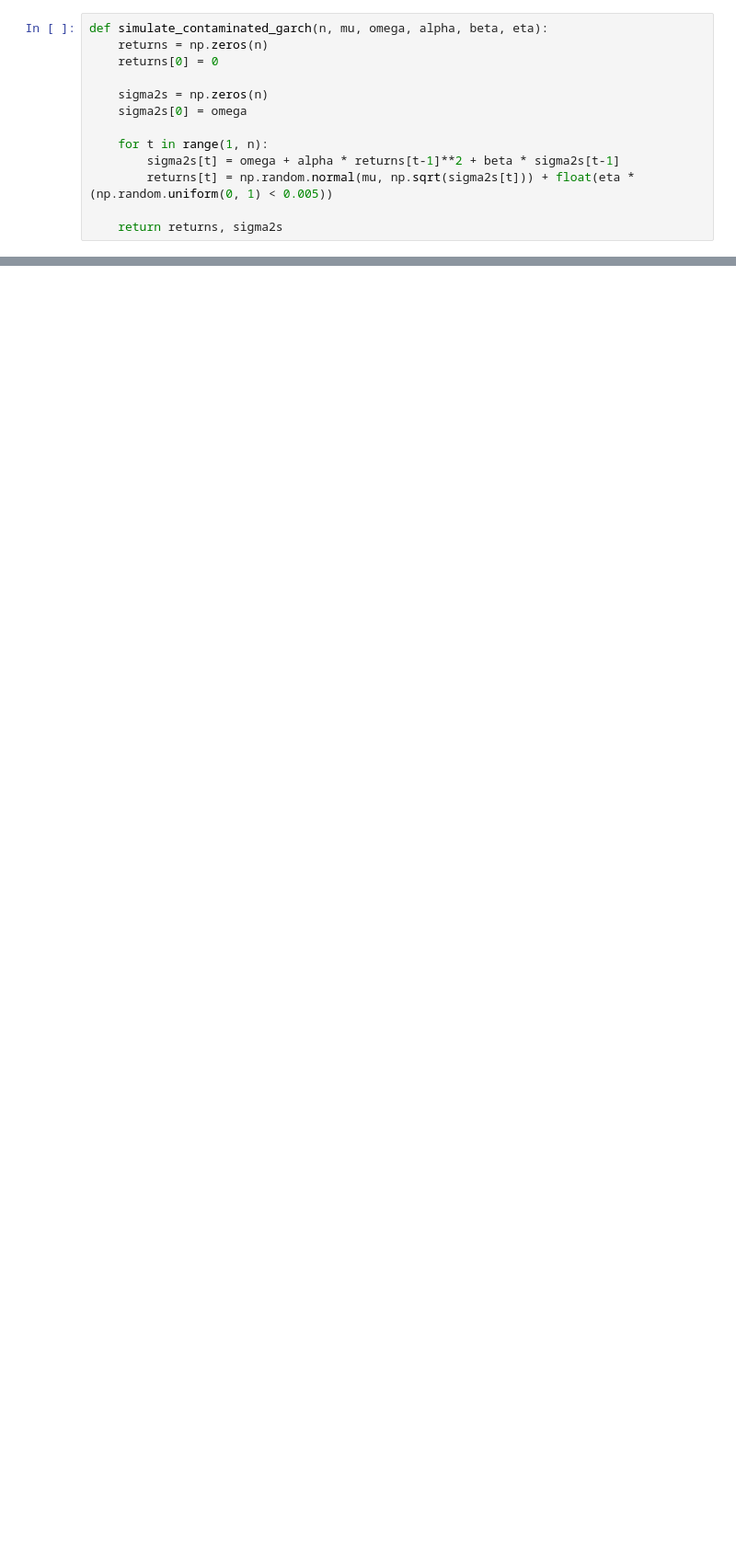
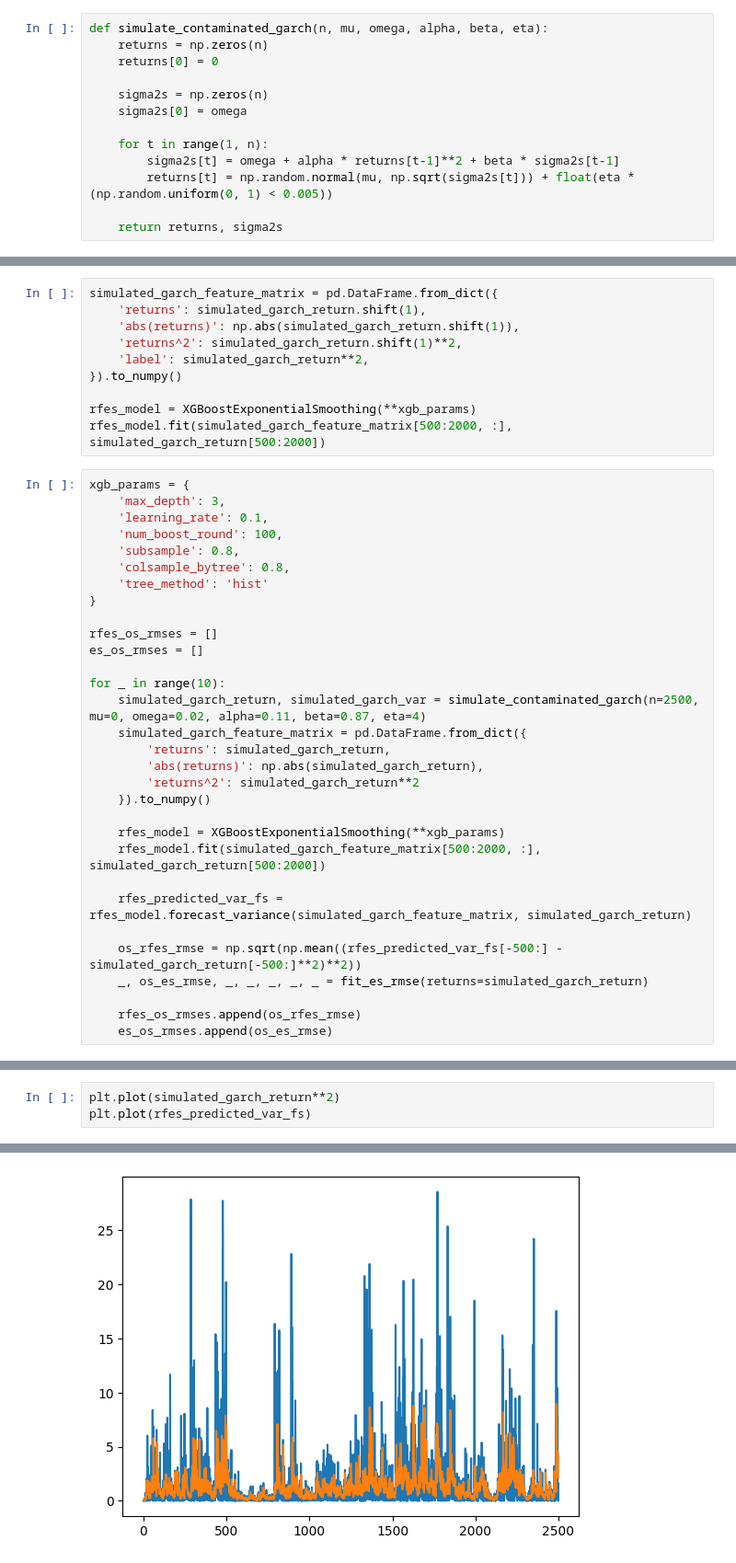
Before and after one commit to steveya/steveya.github.io, a Jupyter notebook: content/volatility_forecasts/random_forest_ewma.ipynb, the cells around one changed output, grey strips where cells are left out. Shown at 92% size. Saved outputs shown, nothing was run; the diff lists cells and outputs as text; blank space fills up the shorter version.

```diff
--- a/content/volatility_forecasts/random_forest_ewma.ipynb
+++ b/content/volatility_forecasts/random_forest_ewma.ipynb
@@ -117,0 +309,41 @@ fit_stes_aese_llh = partial(fit_model, model=stes_aese, metrics=llh, param_dim=3
+# %%
+simulated_garch_feature_matrix = pd.DataFrame.from_dict({
+    'returns': simulated_garch_return.shift(1),
+    'abs(returns)': np.abs(simulated_garch_return.shift(1)),
+    'returns^2': simulated_garch_return.shift(1)**2,
+    'label': simulated_garch_return**2,
+}).to_numpy()
+
+rfes_model = XGBoostExponentialSmoothing(**xgb_params)
+rfes_model.fit(simulated_garch_feature_matrix[500:2000, :], simulated_garch_return[500:2000])
+# %%
+xgb_params = {
+    'max_depth': 3,
+    'learning_rate': 0.1,
+    'num_boost_round': 100,
+    'subsample': 0.8,
+    'colsample_bytree': 0.8,
+    'tree_method': 'hist'
+}
+
+rfes_os_rmses = []
+es_os_rmses = []
+
+for _ in range(10):
+    simulated_garch_return, simulated_garch_var = simulate_contaminated_garch(n=2500, mu=0, omega=0.02, alpha=0.11, beta=0.87, eta=4)
+    simulated_garch_feature_matrix = pd.DataFrame.from_dict({
+        'returns': simulated_garch_return,
+        'abs(returns)': np.abs(simulated_garch_return),
+        'returns^2': simulated_garch_return**2
+    }).to_numpy()
+
+    rfes_model = XGBoostExponentialSmoothing(**xgb_params)
+    rfes_model.fit(simulated_garch_feature_matrix[500:2000, :], simulated_garch_return[500:2000])
+
+    rfes_predicted_var_fs = rfes_model.forecast_variance(simulated_garch_feature_matrix, simulated_garch_return)
+
+    os_rfes_rmse = np.sqrt(np.mean((rfes_predicted_var_fs[-500:] - simulated_garch_return[-500:]**2)**2))
+    _, os_es_rmse, _, _, _, _, _ = fit_es_rmse(returns=simulated_garch_return)
+
+    rfes_os_rmses.append(os_rfes_rmse)
+    es_os_rmses.append(os_es_rmse)
@@ -117,0 +448,4 @@ fit_stes_aese_llh = partial(fit_model, model=stes_aese, metrics=llh, param_dim=3
+# %%
+plt.plot(simulated_garch_return**2)
+plt.plot(rfes_predicted_var_fs)
+# %% [output]
@@ -117,0 +453 @@ fit_stes_aese_llh = partial(fit_model, model=stes_aese, metrics=llh, param_dim=3
+[figure, added]
```
Also changed, not shown: parts of 33 cells of this notebook, 1 other file.
